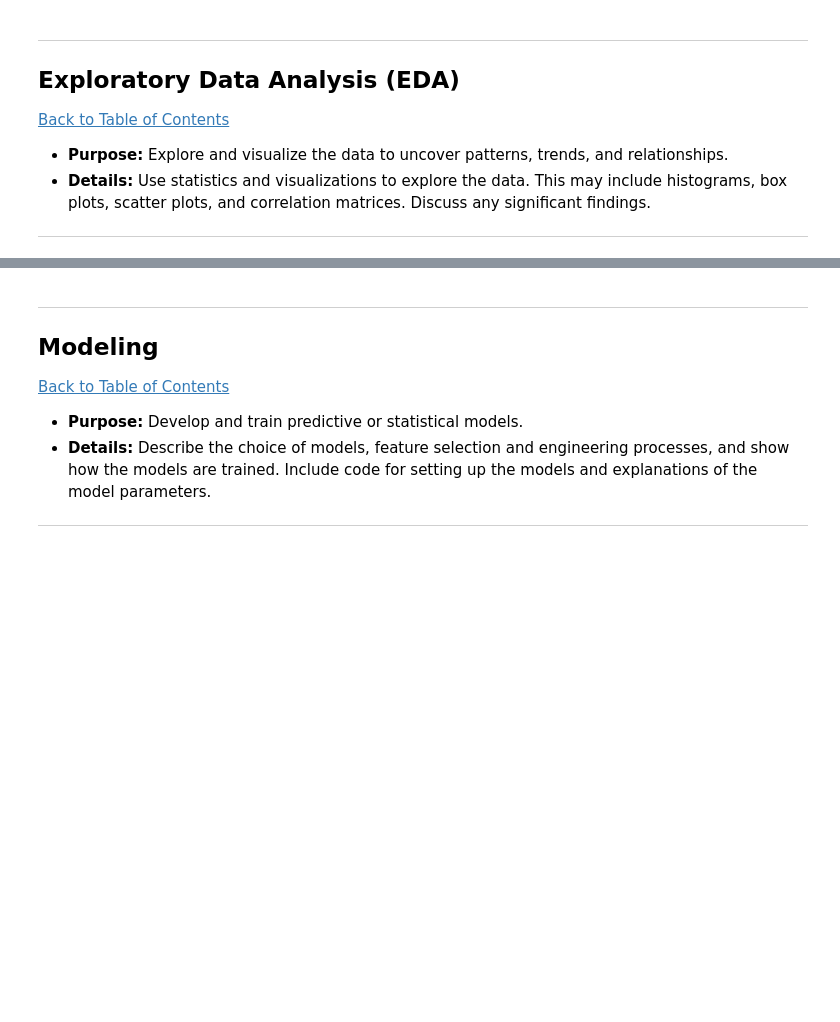
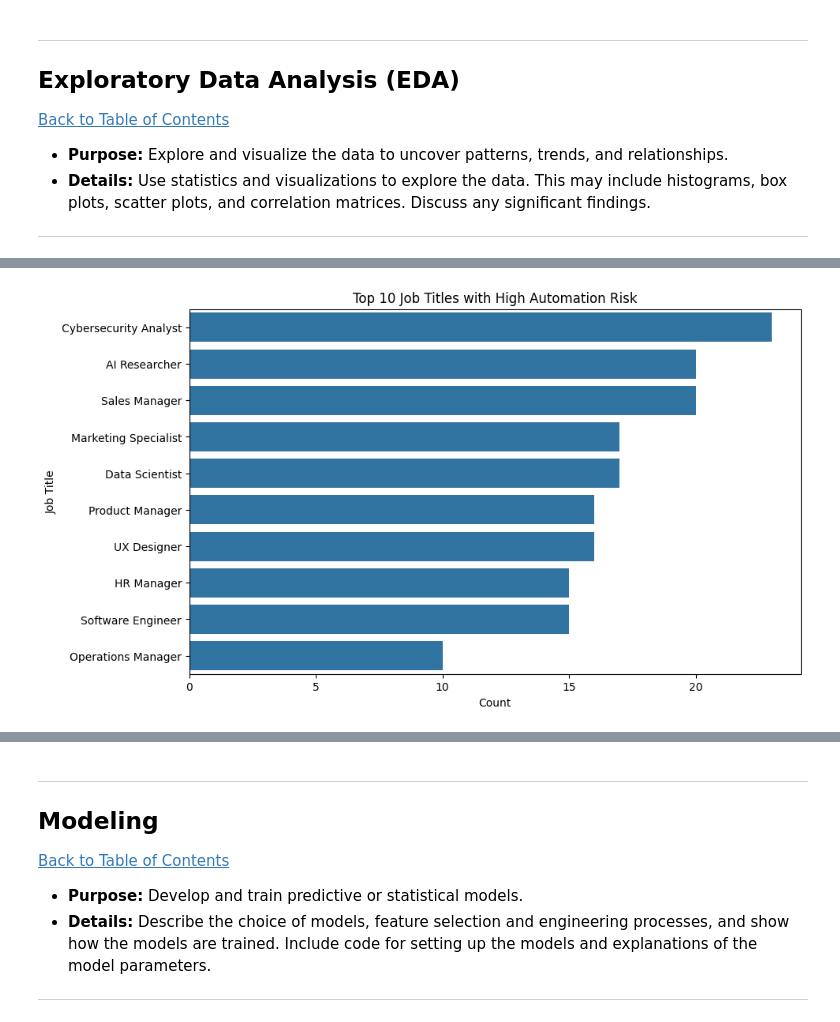
Before and after one commit to samukelisiewenkosi/workplace, a Jupyter notebook: QCTO---Workplace-Module-Notebook.ipynb, the cells around one changed output, grey strips where cells are left out. Saved outputs shown, nothing was run; the diff lists cells and outputs as text; code cells hidden in the pictures; blank space fills up the shorter version.

```diff
--- a/QCTO---Workplace-Module-Notebook.ipynb
+++ b/QCTO---Workplace-Module-Notebook.ipynb
@@ -253,0 +282,12 @@ print(df.head())
+# %%
+# Top 10 job titles with high automation risk
+high_risk_jobs = df[df['Automation_Risk'] == 'High']
+
+plt.figure(figsize=(10,6))
+sns.countplot(y=high_risk_jobs['Job_Title'], order=high_risk_jobs['Job_Title'].value_counts().index[:10])
+plt.title('Top 10 Job Titles with High Automation Risk')
+plt.xlabel('Count')
+plt.ylabel('Job Title')
+plt.show()
+# %% [output]
+[figure, added]
```
Also changed, not shown: parts of 17 cells of this notebook.
